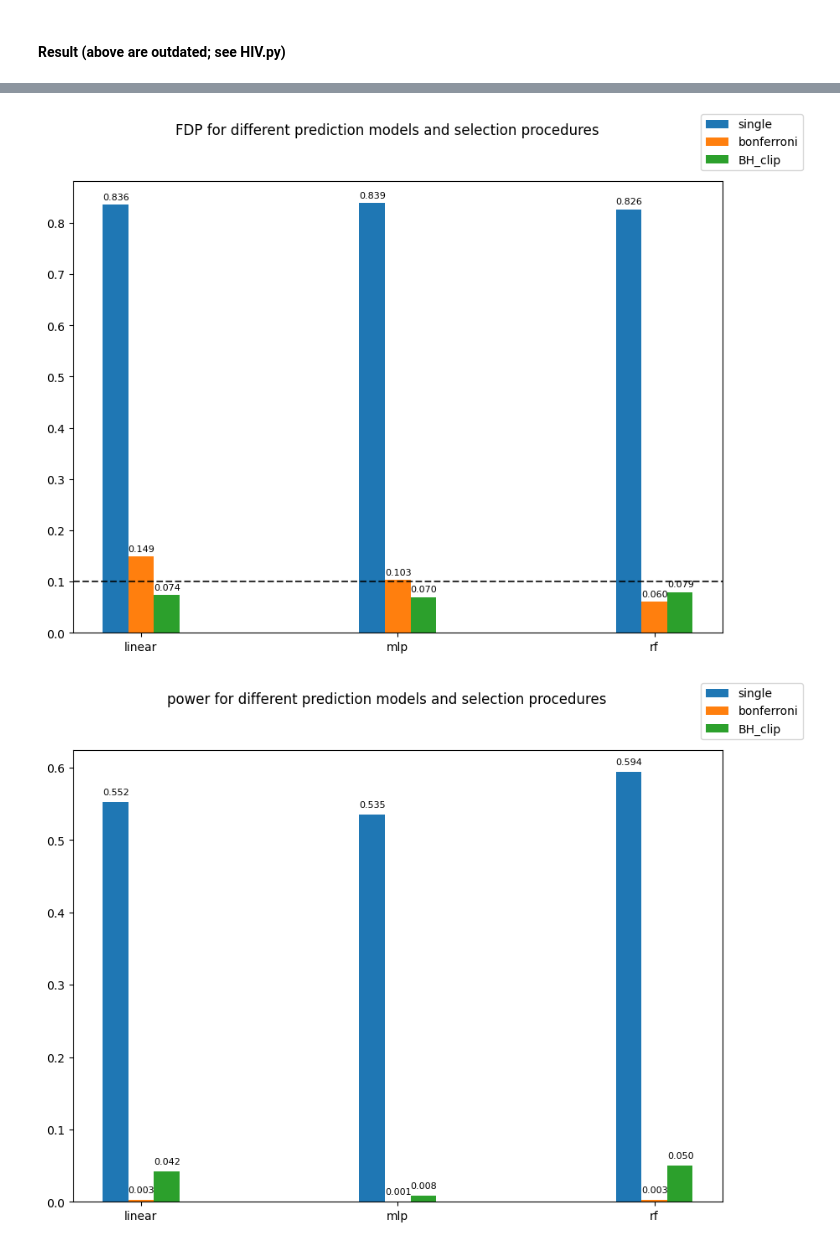
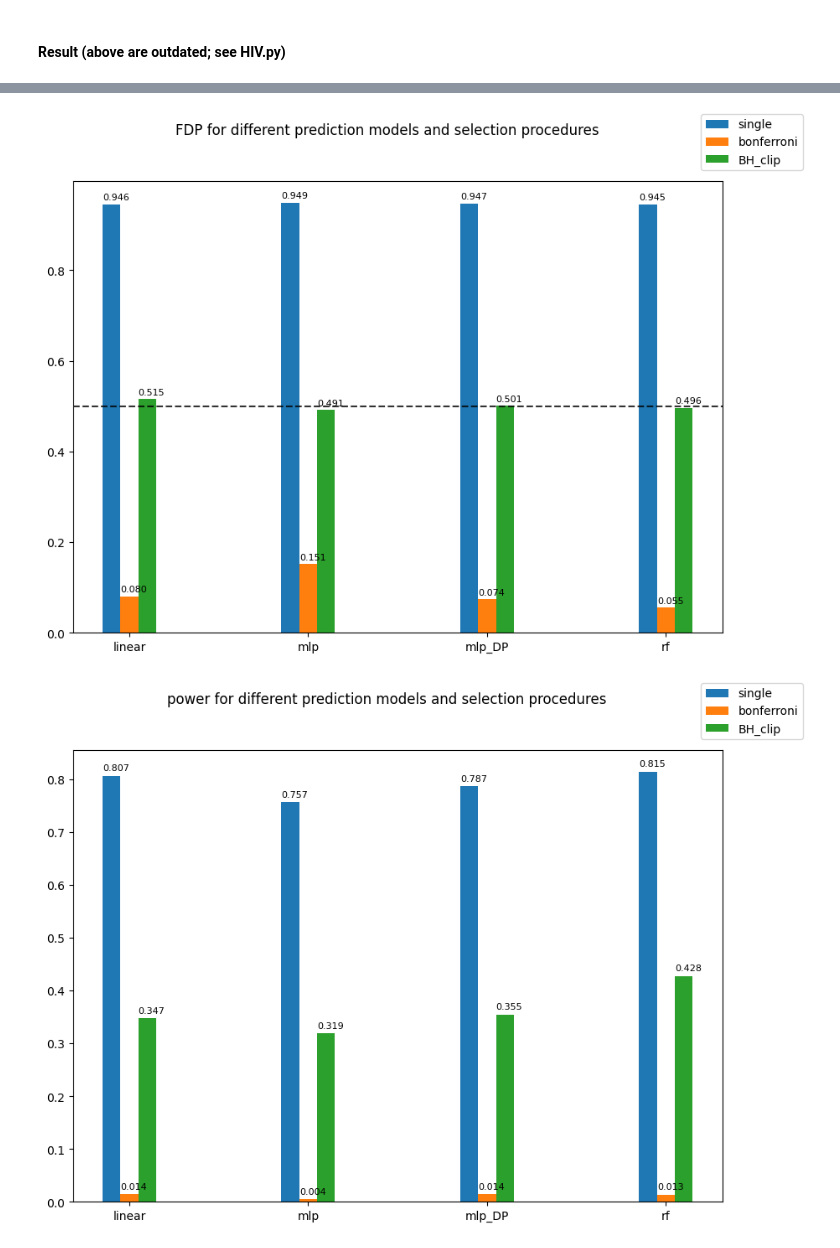
Before and after one commit to Tian-Bai/selcf_paper, a Jupyter notebook: utils/HIV.ipynb, the cells around one changed output, grey strips where cells are left out. Cells and saved outputs as stored; diff of their text form; code cells hidden in the pictures.

```diff
--- a/utils/HIV.ipynb
+++ b/utils/HIV.ipynb
@@ -232,5 +334,5 @@ linear
 # %%
-mlp = pd.read_csv("..\\csv-HIV\\mlp\\hidden=32 layers=3 itr=100.csv")
+mlp = pd.read_csv("..\\csv-HIV\\mlp\\hidden=32 layers=3 itr=100 q=0.5.csv")
 mlp['regressor'] = 'mlp'
 mlp = mlp.groupby('regressor').mean().reset_index().drop(columns=['Unnamed: 0', 'seed'])
 mlp
@@ -239,0 +342,5 @@ mlp
+# %%
+mlp_DP = pd.read_csv("..\\csv-HIV\\mlp_DP\\itr=100 q=0.5.csv")
+mlp_DP['regressor'] = 'mlp_DP'
+mlp_DP = mlp_DP.groupby('regressor').mean().reset_index().drop(columns=['Unnamed: 0', 'seed'])
+mlp_DP
@@ -240,5 +350,5 @@ mlp
 # %%
-rf = pd.read_csv("..\\csv-HIV\\rf\\n_estim=50 max_depth=30 max_features=sqrt itr=100.csv")
+rf = pd.read_csv("..\\csv-HIV\\rf\\n_estim=50 max_depth=30 max_features=sqrt itr=100 q=0.5.csv")
 rf['regressor'] = 'rf'
 rf = rf.groupby('regressor').mean().reset_index().drop(columns=['Unnamed: 0', 'seed'])
 rf
@@ -248,5 +358,5 @@ rf
 # %%
-all = pd.concat((linear, rf, mlp))
+all = pd.concat((linear, rf, mlp, mlp_DP))
 all
 # %% [output]
 |  | regressor | q | r_squared | calib_size | test_size | single_power | single_fdp | single_nsel | ... |
@@ -256,5 +367,5 @@ all
 # %%
-names = ['linear', 'mlp', 'rf']
+names = ['linear', 'mlp', 'mlp_DP', 'rf']
 targets = ['fdp', 'power', 'nsel', 'r_squared']
 targets_name = ['FDP', 'power', 'Number of rejections', 'R^2']
 
@@ -282,7 +393,7 @@ for idx, target in enumerate(targets):
     else:
         ax.bar(np.arange(len(names)), r_sq, 0.1)
     if target == 'fdp':
-        ax.axhline(0.1, linestyle='--', alpha=0.8, color='black')
+        ax.axhline(0.5, linestyle='--', alpha=0.8, color='black')
 
     rects = ax.patches
     labels = []
@@ -292,32 +403,32 @@ for idx, target in enumerate(targets):
         for i in range(len(bonf)):
             labels.append("%.3f" % bonf[i])
         for i in range(len(BH_clip)):
             labels.append("%.3f" % BH_clip[i])
     elif target == 'r_squared':
         for i in range(len(r_sq)):
             labels.append("%.3f" % r_sq[i])
     else:
         for i in range(len(single)):
             labels.append("%.1f" % single[i])
         for i in range(len(bonf)):
             labels.append("%.1f" % bonf[i])
         for i in range(len(BH_clip)):
             labels.append("%.1f" % BH_clip[i])
 
     offset = 0.01
     if target == 'r_squared':
         offset = 0.003
     if target == 'nsel':
         offset = 25
 
     for rect, label in zip(rects, labels):
         height = rect.get_height()
         ax.text(
             rect.get_x(), height + offset, label, fontsize=8
         )
     ax.set_xticks(np.arange(len(names)), names)
     fig.suptitle(f"{targets_name[idx]} for different prediction models and selection procedures")
     fig.legend()
 # %% [output]
-[figure, old version]
+[figure, new version]
-[figure, old version]
+[figure, new version]
```
Also changed, not shown: parts of 23 cells of this notebook, 15 other files.
